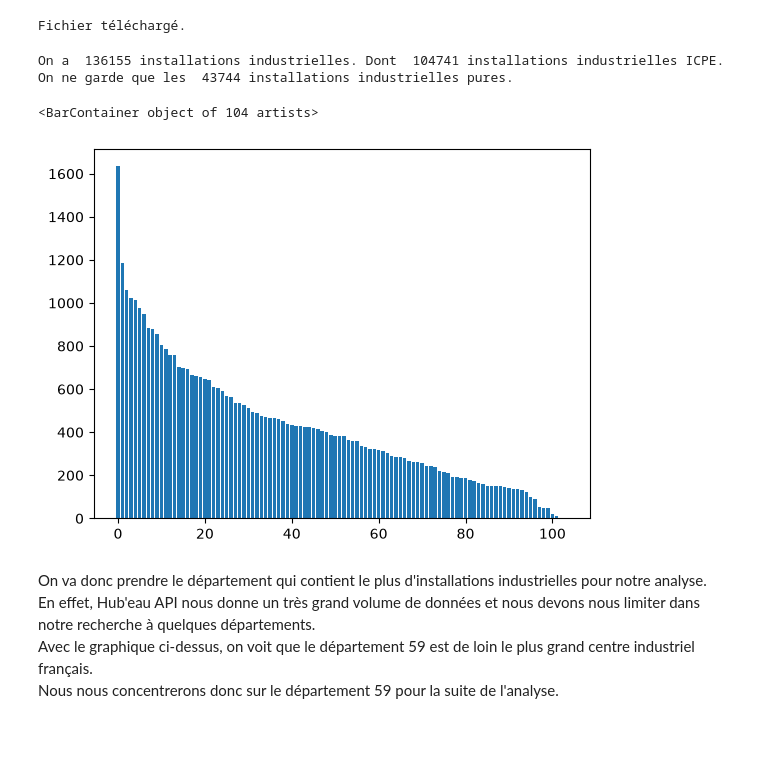
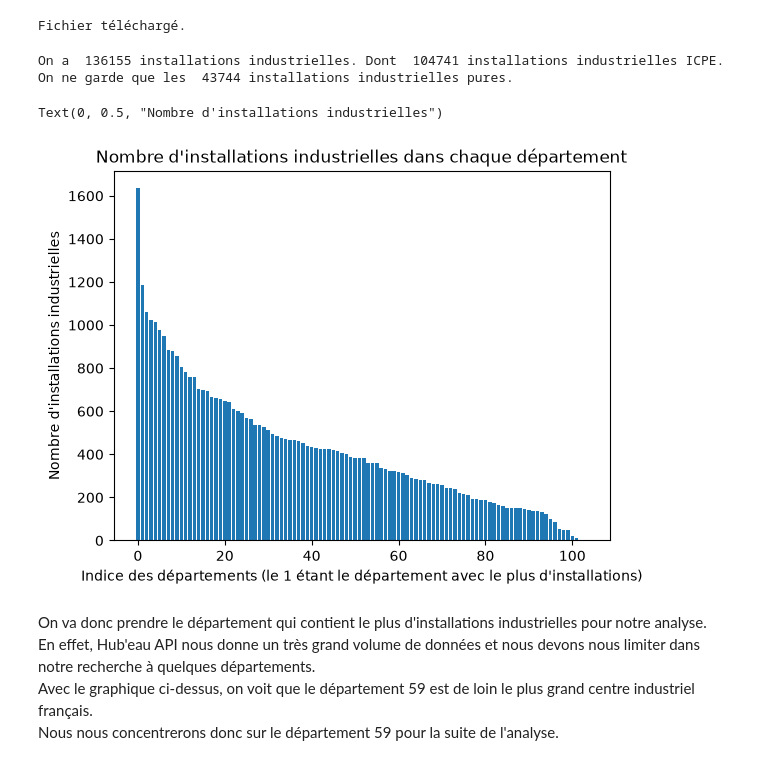
Before and after one commit to Nathan-de-J/PYDS, a Jupyter notebook: website/code/index.ipynb, the cells around one changed output. Saved outputs shown, nothing was run; the diff lists cells and outputs as text; code cells hidden in the pictures; blank space fills up the shorter version.

```diff
--- a/website/code/index.ipynb
+++ b/website/code/index.ipynb
@@ -29,31 +30,34 @@ Fichier téléchargé.
 # %%
 # On récupère donc la liste des installations industrielles
 installations_indust = pd.read_csv(lien_stockage_physique_icpe, sep=";", encoding='utf-8')
 print("On a ", installations_indust.shape[0], "installations industrielles.", end="")
 installations_indust = installations_indust.loc[installations_indust["lib_regime"] != "Non ICPE"]
 print(" Dont ", installations_indust.shape[0], "installations industrielles ICPE.")
 
 #On veut garder uniquement les installations industrielles pures (pas l'agriculture et l'élevage par ex)
 installations_indust = (installations_indust.loc[
     (installations_indust["industrie"] == 1)
     & (installations_indust["bovins"] == 0)
     & (installations_indust["porcs"] == 0)
     & (installations_indust["volailles"] == 0)
     & (installations_indust["eolienne"] == 0)
     ])
 print("On ne garde que les ", installations_indust.shape[0], "installations industrielles pures.")
 
 #On classe les départements qui ont le plus d'installations industrielles pour limiter la recherche (car les données sur Hub'eau sont trop volumineuses pour traiter la France entière)
 classement_dpt = (installations_indust.groupby("num_dep")
     .size()
     .sort_values(ascending=False)
     )
 plt.bar(range(classement_dpt.shape[0]), classement_dpt.values)
+plt.title("Nombre d'installations industrielles dans chaque département")
+plt.xlabel("Indice des départements (le 1 étant le département avec le plus d'installations)")
+plt.ylabel("Nombre d'installations industrielles")
 # %% [output]
 On a  136155 installations industrielles. Dont  104741 installations industrielles ICPE.
 On ne garde que les  43744 installations industrielles pures.
-<BarContainer object of 104 artists>
+Text(0, 0.5, "Nombre d'installations industrielles")
-[figure, old version]
+[figure, new version]
 # %% [markdown]
 On va donc prendre le département qui contient le plus d'installations industrielles pour notre analyse.
 En effet, Hub'eau API nous donne un très grand volume de données et nous devons nous limiter dans notre recherche à quelques départements.
```
Also changed, not shown: parts of 9 cells of this notebook, 1 other file.
